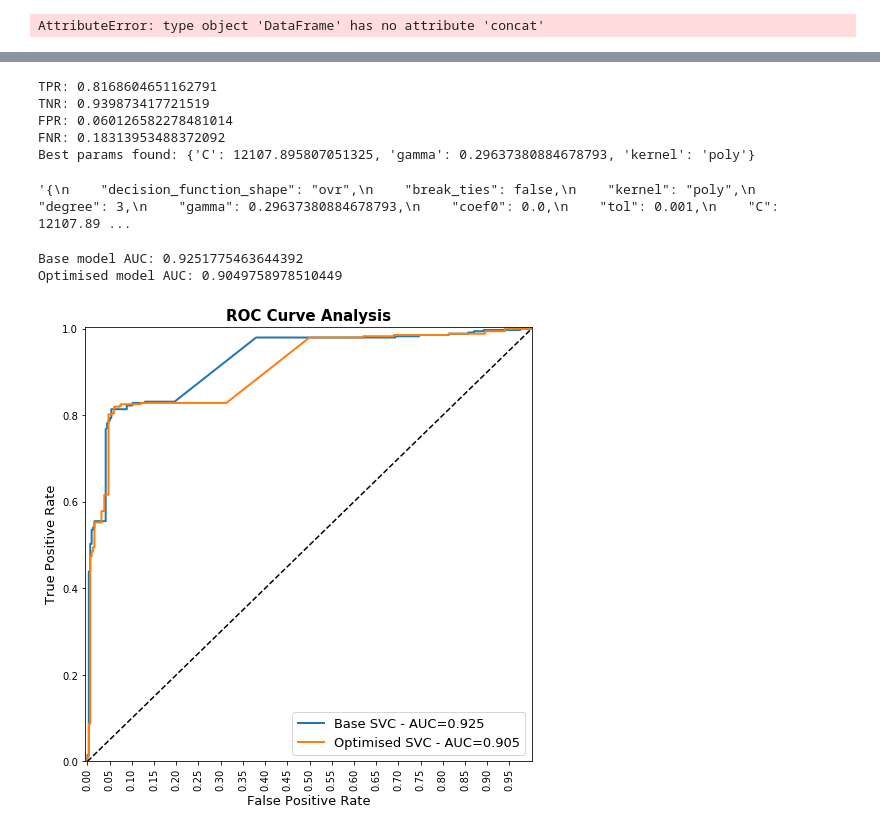
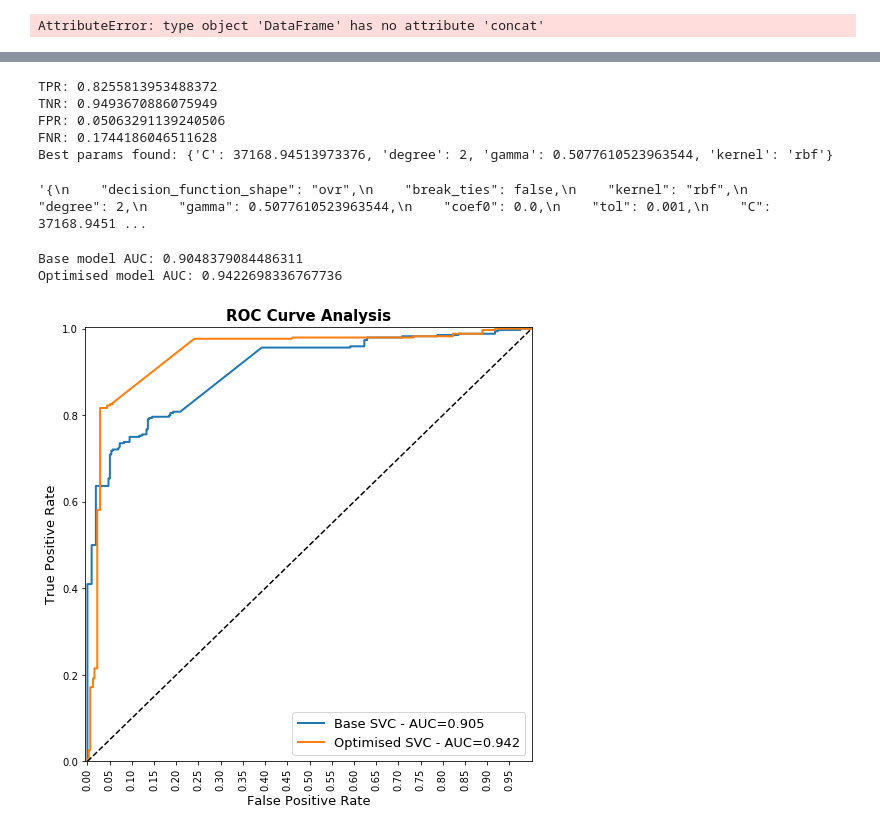
Before and after one commit to cmclearnon/QUB-CSC3032-FYP, a Jupyter notebook: src/ml/Domain - Host based Experimentation.ipynb, the cells around one changed output, grey strips where cells are left out. Saved outputs shown, nothing was run; the diff lists cells and outputs as text; code cells hidden in the pictures.

```diff
--- a/src/ml/Domain - Host based Experimentation.ipynb
+++ b/src/ml/Domain - Host based Experimentation.ipynb
@@ -336,7 +395,7 @@ class CategoryEncoder(BaseEstimator, TransformerMixin):
             self.encoder.fit(X)
             return self
         else:
-            self.encoder = self.encoder()
+            self.encoder = self.encoder(handle_unknown='ignore')
             self.encoder.fit(X)
             self.categories = self.encoder.categories_
             self.has_fit = True
@@ -629,0 +620,11 @@ Rate: 0.21904347651223288
+# %%
+cat_enc_loc = CATEGORY_ENC_LOC
+scaler_loc = SCALER_LOC
+date_enc_loc = DATE_ENC_LOC
+data_to_json(transformer.transformers_[0][1].__dict__, cat_enc_loc)
+data_to_json(date_encoder.__dict__, date_enc_loc)
+data_to_json(transformer.transformers_[1][1].__dict__['scaler'].__dict__, scaler_loc)
+
+params = base_svc.__dict__
+model_params_loc = BASE_SVC_LOC
+data_to_json(params, model_params_loc)
@@ -662,23 +653,22 @@ from skopt import BayesSearchCV
 from skopt.space import Real, Categorical, Integer
 from sklearn.model_selection import train_test_split
 
-pipe = Pipeline([
-    ('model', SVC(probability=True))
-])
+# svc_search = {
+#     'model': Categorical([SVC(probability=True)]),
+#     'model__C': Real(0.01, 100.0, 'log-uniform'),
+#     'model__kernel': Categorical(['poly', 'rbf']),
+# }
 
 svc_search = {
-    'model': Categorical([SVC(probability=True)]),
-    'model__C': Real(0.01, 100.0, 'log-uniform'),
-    'model__kernel': Categorical(['poly', 'rbf']),
+    'C': Real(1e-6, 1e+6, prior='log-uniform'),
+    'gamma': Real(1e-6, 1e+1, prior='log-uniform'),
+    'kernel': Categorical(['poly', 'rbf']),
+    'degree': Integer(1,8),
 }
 
 searchcv = BayesSearchCV(
-    SVC(),
-    search_spaces = {
-        'C': Real(1e-6, 1e+6, prior='log-uniform'),
-        'gamma': Real(1e-6, 1e+1, prior='log-uniform'),
-        'kernel': Categorical(['poly', 'rbf']),
-    },
+    SVC(probability=True),
+    search_spaces = svc_search,
     n_iter=10,
     cv=cv,
     verbose=5,
@@ -688,16 +678,11 @@ searchcv = BayesSearchCV(
 def on_step(optim_result):
     score = searchcv.best_score_
     print(f'Best score: {score}')
-    if score >= 0.98:
-        print('Interrupting!')
-        return True
 
 
 import time
 start_time = time.time()
-
 searchcv.fit(X_train, Y_train, callback=on_step)
-
 print("--- %s seconds ---" % (time.time() - start_time))
 # %% [output]
 Fitting 10 folds for each of 1 candidates, totalling 10 fits
@@ -737,38 +721,37 @@ y_pred = searchcv.predict(x_test)
 print(f'TPR: {tpr(y_test, y_pred)}\nTNR: {tnr(y_test, y_pred)}\nFPR: {fpr(y_test, y_pred)}\nFNR: {fnr(y_test, y_pred)}')
 print(f'Best params found: {searchcv.best_params_}')
 
-bayesian_model_loc='/Users/chrismclearnon/Developer/QUB-CSC3032-FYP/src/ml-demo-app/api/ml/models/bayesian_svc_model.json'
-data_to_json(searchcv.best_estimator_.__dict__, bayesian_model_loc)
+data_to_json(searchcv.best_estimator_.__dict__, BAYESIAN_SVC_LOC)
 # %% [output]
-TPR: 0.8168604651162791
-TNR: 0.939873417721519
-FPR: 0.060126582278481014
-FNR: 0.18313953488372092
-Best params found: {'C': 12107.895807051325, 'gamma': 0.29637380884678793, 'kernel': 'poly'}
+TPR: 0.8255813953488372
+TNR: 0.9493670886075949
+FPR: 0.05063291139240506
+FNR: 0.1744186046511628
+Best params found: {'C': 37168.94513973376, 'degree': 2, 'gamma': 0.5077610523963544, 'kernel': 'rbf'}
-'{\n    "decision_function_shape": "ovr",\n    "break_ties": false,\n    "kernel": "poly",\n    "degree": 3,\n    "gamma": 0.29637380884678793,\n    "coef0": 0.0,\n    "tol": 0.001,\n    "C": 12107.89 ...
+'{\n    "decision_function_shape": "ovr",\n    "break_ties": false,\n    "kernel": "rbf",\n    "degree": 2,\n    "gamma": 0.5077610523963544,\n    "coef0": 0.0,\n    "tol": 0.001,\n    "C": 37168.9451 ...
 # %%
 from sklearn.metrics import roc_curve, auc
 
-y_scores_base = new_model.decision_function(x_test)
+y_scores_base = base_svc.decision_function(x_test)
 y_scores_opt = searchcv.decision_function(x_test)
 
 fpr_base, tpr_base, auc_thresholds_base = roc_curve(y_test, y_scores_base)
 fpr_bayesian, tpr_bayesian, auc_thresholds = roc_curve(y_test, y_scores_opt)
 print(f'Base model AUC: {auc(fpr_base, tpr_base)}\nOptimised model AUC: {auc(fpr_bayesian, tpr_bayesian)}')
 
 plt.figure(figsize=(8,8))
 plt.title('ROC Curve Analysis', fontweight='bold', fontsize=15)
 plt.plot(fpr_base, tpr_base, linewidth=2, label="Base {} - AUC={:.3f}".format(new_model.__class__.__name__, auc(fpr_base, tpr_base)))
 plt.plot(fpr_bayesian, tpr_bayesian, linewidth=2, label="Optimised {} - AUC={:.3f}".format(searchcv.best_estimator_.__class__.__name__, auc(fpr_bayesian, tpr_bayesian)))
 plt.plot([0,1], [0,1], 'k--')
 plt.axis([-0.005, 1, 0, 1.005])
 plt.xticks(np.arange(0, 1, step=0.05), rotation=90)
 plt.xlabel("False Positive Rate", fontsize=13)
 plt.ylabel("True Positive Rate", fontsize=13)
 plt.legend(prop={'size':13}, loc='best')
 
 plt.show()
 # %% [output]
-Base model AUC: 0.9251775463644392
-Optimised model AUC: 0.9049758978510449
+Base model AUC: 0.9048379084486311
+Optimised model AUC: 0.9422698336767736
-[figure, old version]
+[figure, new version]
```
Also changed, not shown: parts of 26 cells of this notebook.
